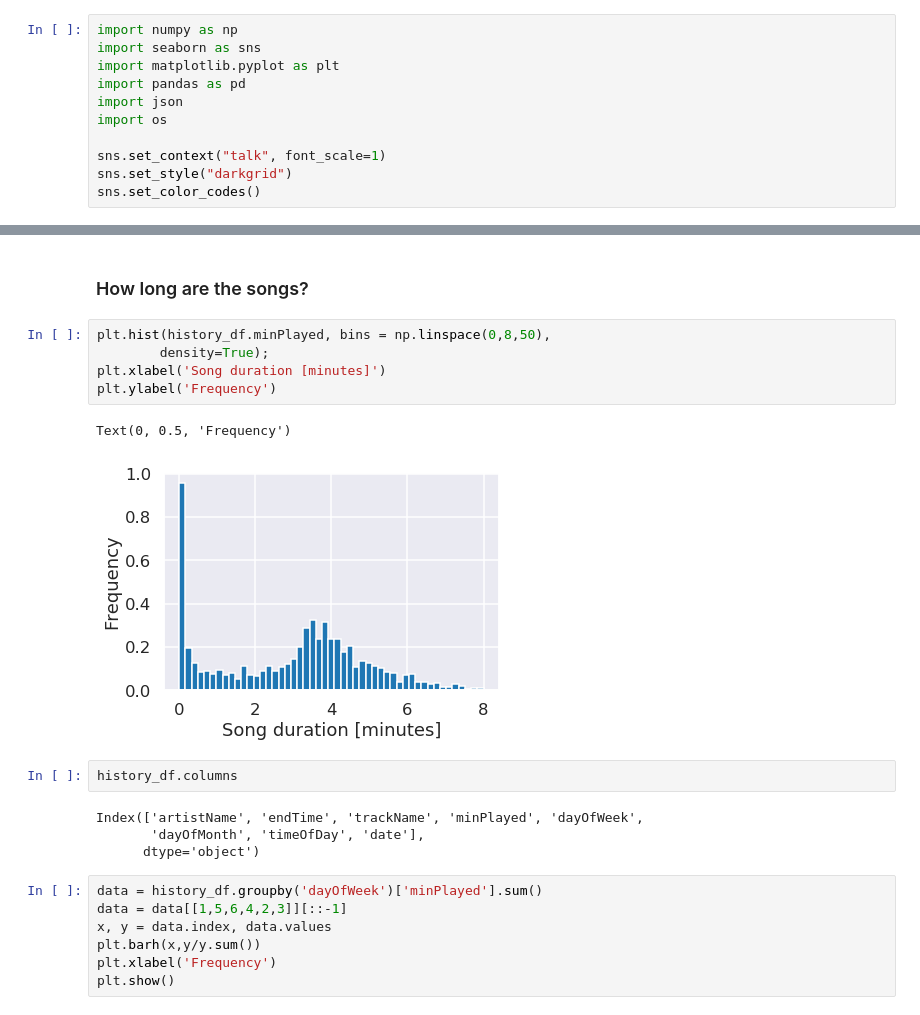
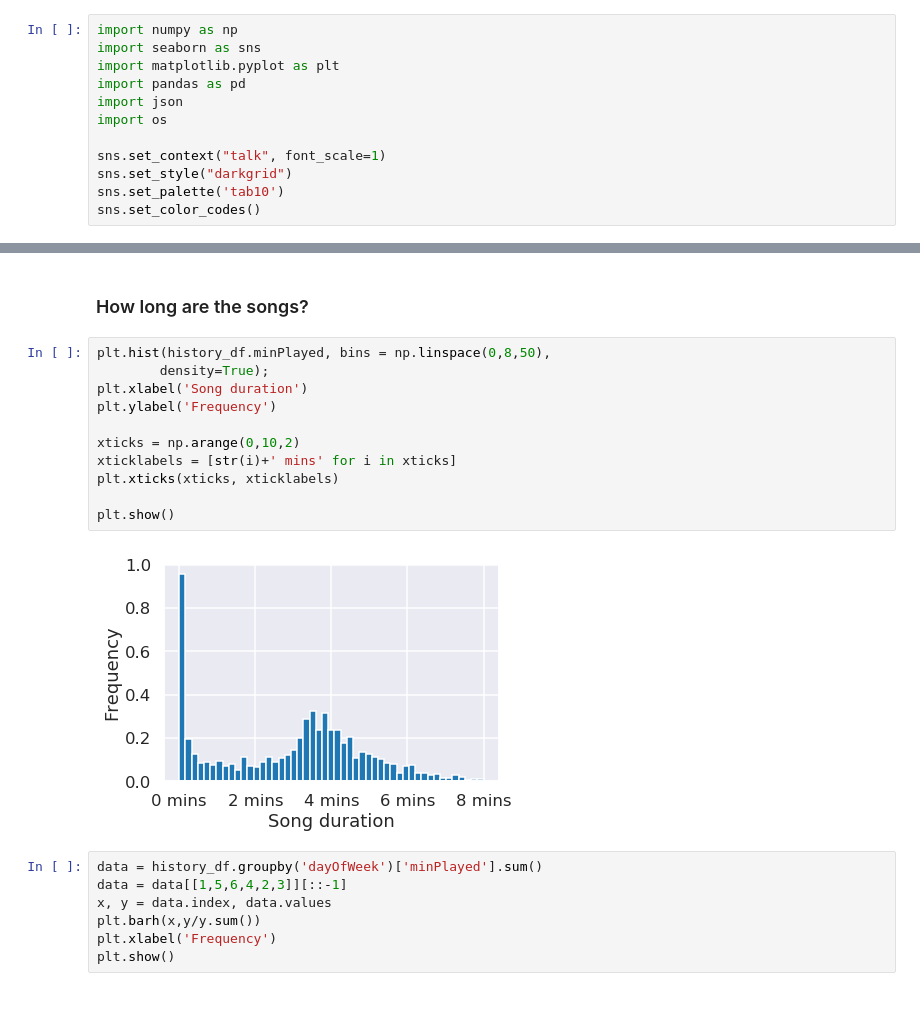
Before and after one commit to modw/spotify-data, a Jupyter notebook: spotify-eda.ipynb, the cells around one changed output, grey strips where cells are left out. Cells and saved outputs as stored; diff of their text form.

```diff
--- a/spotify-eda.ipynb
+++ b/spotify-eda.ipynb
@@ -20,6 +20,7 @@ import os
 
 sns.set_context("talk", font_scale=1)
 sns.set_style("darkgrid")
+sns.set_palette('tab10')
 sns.set_color_codes()
 # %%
 # list available data
@@ -207,17 +213,16 @@ Text(0.5, 0, 'Time of day')
 # %%
 plt.hist(history_df.minPlayed, bins = np.linspace(0,8,50),
         density=True);
-plt.xlabel('Song duration [minutes]')
+plt.xlabel('Song duration')
 plt.ylabel('Frequency')
+
+xticks = np.arange(0,10,2)
+xticklabels = [str(i)+' mins' for i in xticks]
+plt.xticks(xticks, xticklabels)
+
+plt.show()
 # %% [output]
-Text(0, 0.5, 'Frequency')
-[figure, old version]
+[figure, new version]
-# %%
-history_df.columns
-# %% [output]
-Index(['artistName', 'endTime', 'trackName', 'minPlayed', 'dayOfWeek',
-       'dayOfMonth', 'timeOfDay', 'date'],
-      dtype='object')
 # %%
 data = history_df.groupby('dayOfWeek')['minPlayed'].sum()
 data = data[[1,5,6,4,2,3]][::-1]
```
Also changed, not shown: parts of 17 cells of this notebook.
